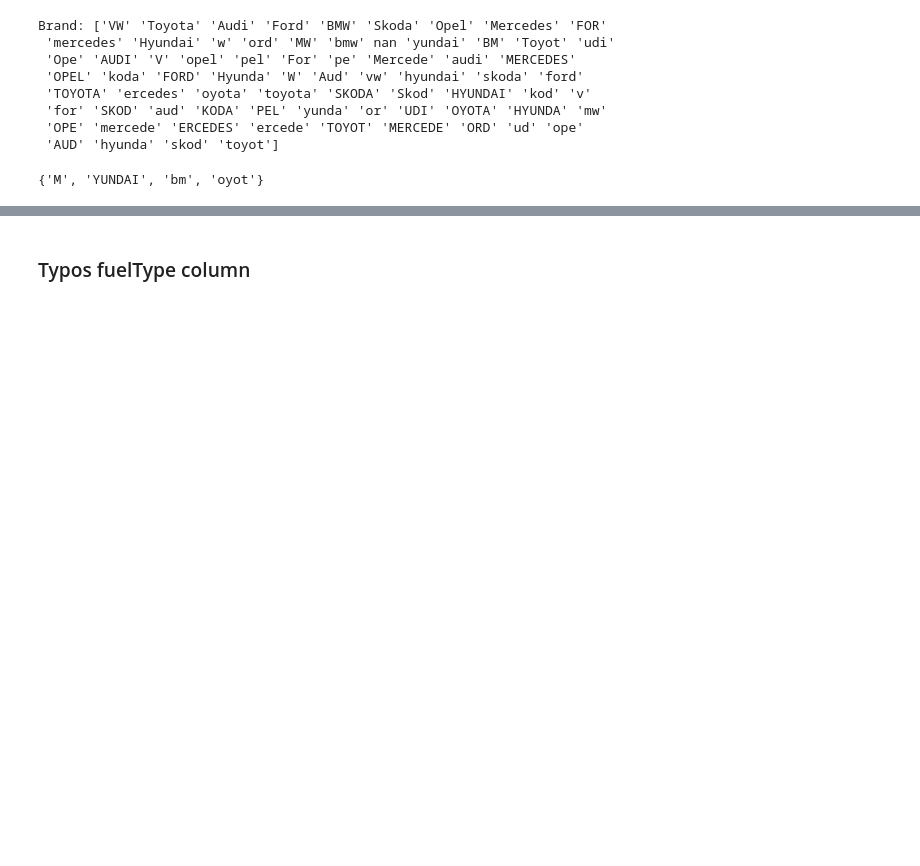
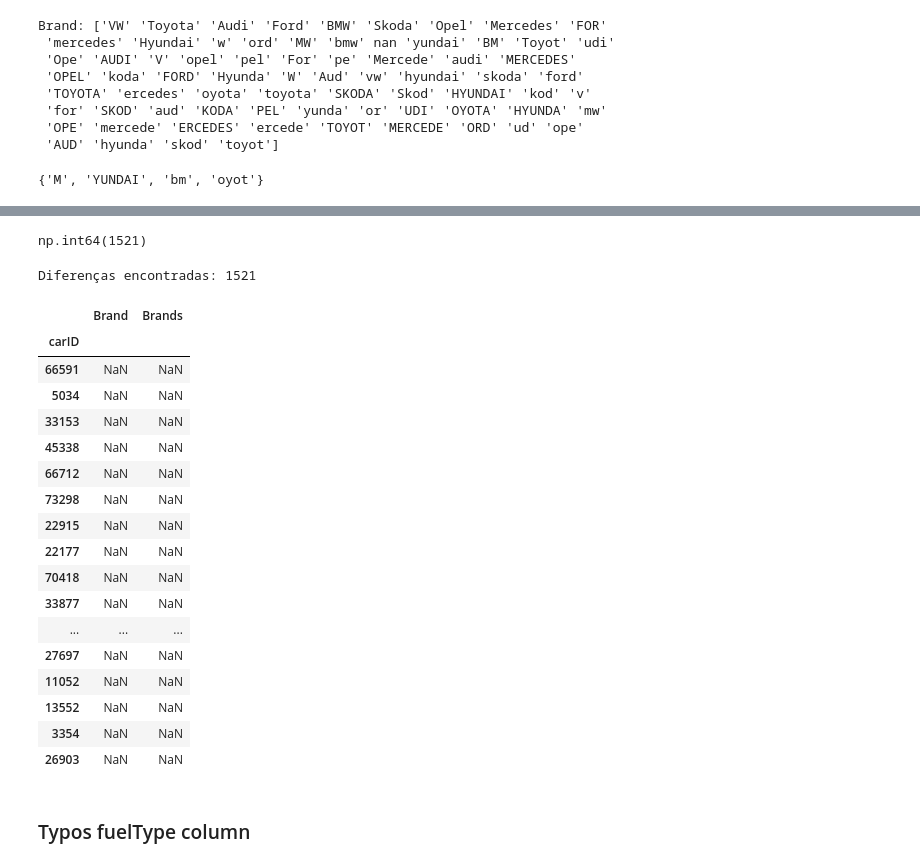
Before and after one commit to Filipesteves974/Machine-Learning-project, a Jupyter notebook: preprocessingmiguel.ipynb, the cells around one changed output, grey strips where cells are left out. Cells and saved outputs as stored; diff of their text form; code cells hidden in the pictures; blank space fills up the shorter version.

```diff
--- a/preprocessingmiguel.ipynb
+++ b/preprocessingmiguel.ipynb
@@ -285,33 +328,61 @@ list_vw = ["VW", "V", "v","vw", "w", "W"]
 
 def clean_brand(brand):
    if brand in list_bmw:
-      return "BMW"
+      return "bmw"
    elif brand in list_audi:
-      return "Audi"
+      return "audi"
    elif brand in list_mercedes:
-      return "Mercedes"
+      return "mercedes"
    elif brand in list_ford:
-      return "Ford"
+      return "ford"
    elif brand in list_toyota:
-      return "Toyota"
+      return "toyota"
    elif brand in list_opel:
-      return "Opel"
+      return "opel"
    elif brand in list_skoda:
-      return "Skoda"
+      return "skoda"
    elif brand in list_hyundai:
-      return "Hyundai"
+      return "hyundai"
    elif brand in list_vw:
-      return "VW"
+      return "vw"
+   elif brand == "NaN":
+      brand == np.nan
    else:
       return brand
 
 df_train['Brand'] = df_train['Brand'].apply(clean_brand)
 
-
+df_train["Brand"].isna().sum()
 #df_train[df_train["Brand"].isna()]
 #for i in non_metric_features:
    #print(df_train[i].unique())
 #hasDamage é a variável constante, em principio não faz sentido mantê-la
+# %% [output]
+np.int64(1521)
+# %%
+diffs = df_train[df_train["Brand"] != df_train["Brands"]][["Brand", "Brands"]]
+print("Diferenças encontradas:", len(diffs))
+display(diffs.head(20))
+# %% [output]
+Diferenças encontradas: 1521
+|  | Brand | Brands |
+| carID |  |  |
+| 66591 | NaN | NaN |
+| 5034 | NaN | NaN |
+| 33153 | NaN | NaN |
+| 45338 | NaN | NaN |
+| 66712 | NaN | NaN |
+| 73298 | NaN | NaN |
+| 22915 | NaN | NaN |
+| 22177 | NaN | NaN |
+| 70418 | NaN | NaN |
+| 33877 | NaN | NaN |
+| ... | ... | ... |
+| 27697 | NaN | NaN |
+| 11052 | NaN | NaN |
+| 13552 | NaN | NaN |
+| 3354 | NaN | NaN |
+| 26903 | NaN | NaN |
 # %% [markdown]
 ### Typos fuelType column
 # %%
```
Also changed, not shown: parts of 10 cells of this notebook.
